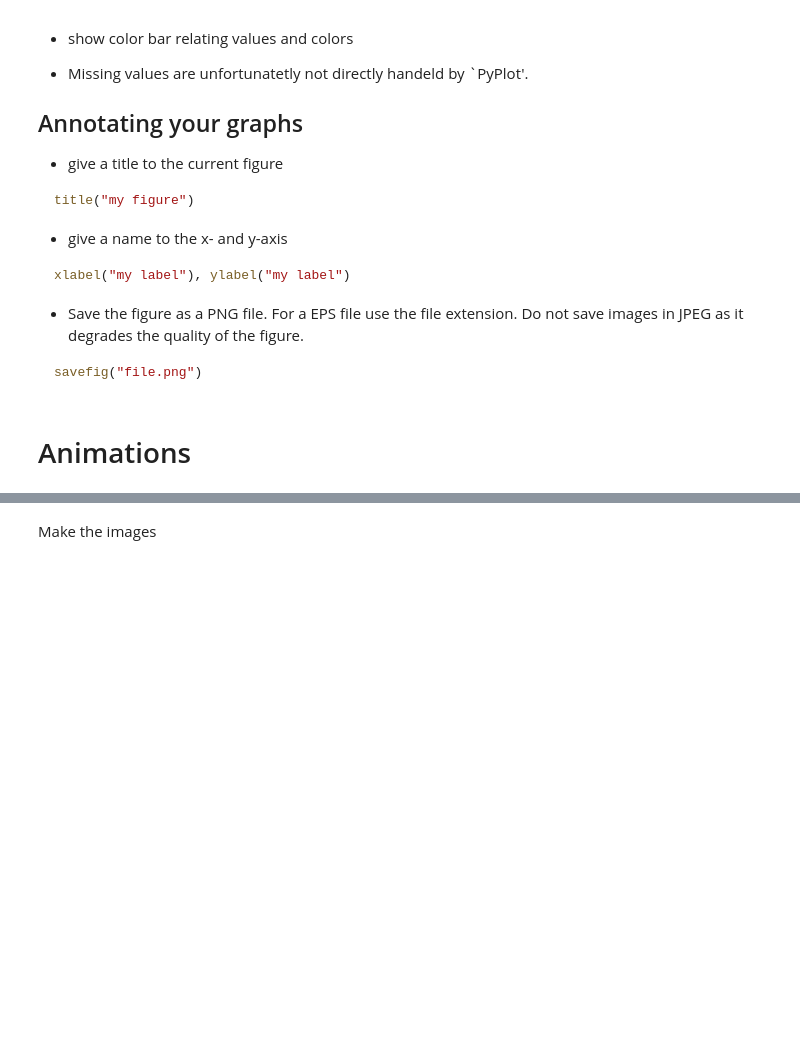
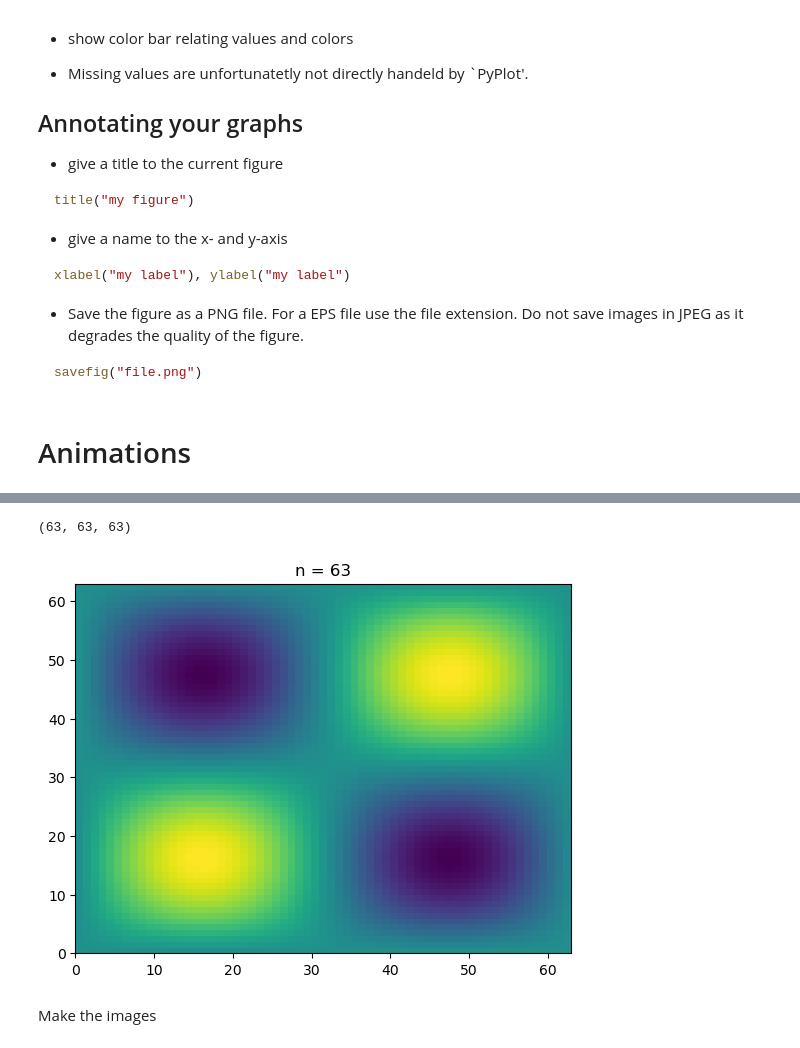
Before and after one commit to Alexander-Barth/JuliaTutorial, a Jupyter notebook: JuliaPlotting.ipynb, the cells around one changed output, grey strips where cells are left out. Drawn from its saved outputs; the diff is of its cells as text; code cells hidden in the pictures; blank space fills up the shorter version.

```diff
--- a/JuliaPlotting.ipynb
+++ b/JuliaPlotting.ipynb
@@ -77,3 +126,16 @@ filenames = [@sprintf("image_frame_%04d.png",n) for n = 1:size(data,3)];
+# %%
+size(data)
+# %% [output]
+(63, 63, 63)
+# %%
+for n = 1:63
+    clf()
+    pcolor(data[:,:,n])
+    title("n = $n")
+    savefig(filenames[n])
+end
+# %% [output]
+[figure, added]
 # %% [markdown]
 Make the images
 # %%
```
Also changed, not shown: parts of 7 cells of this notebook, 10 other files.
